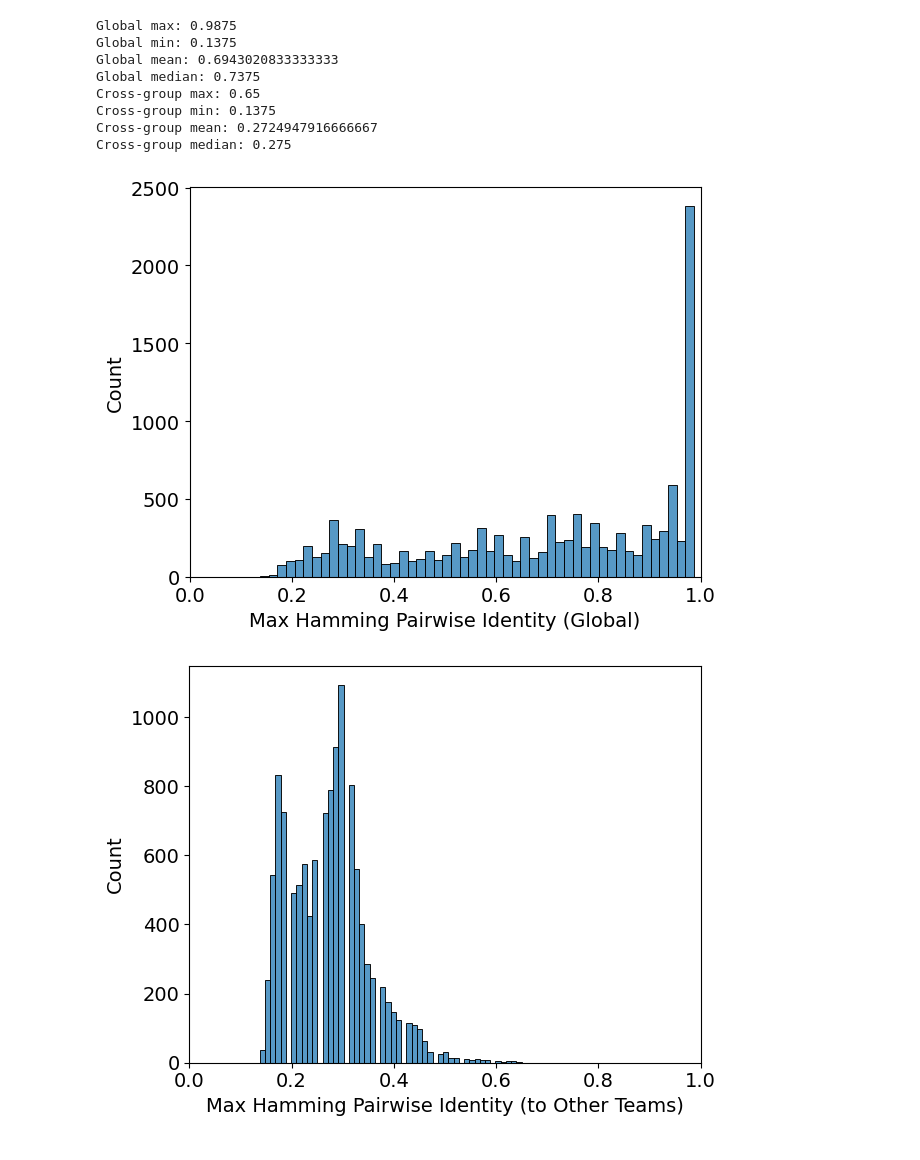
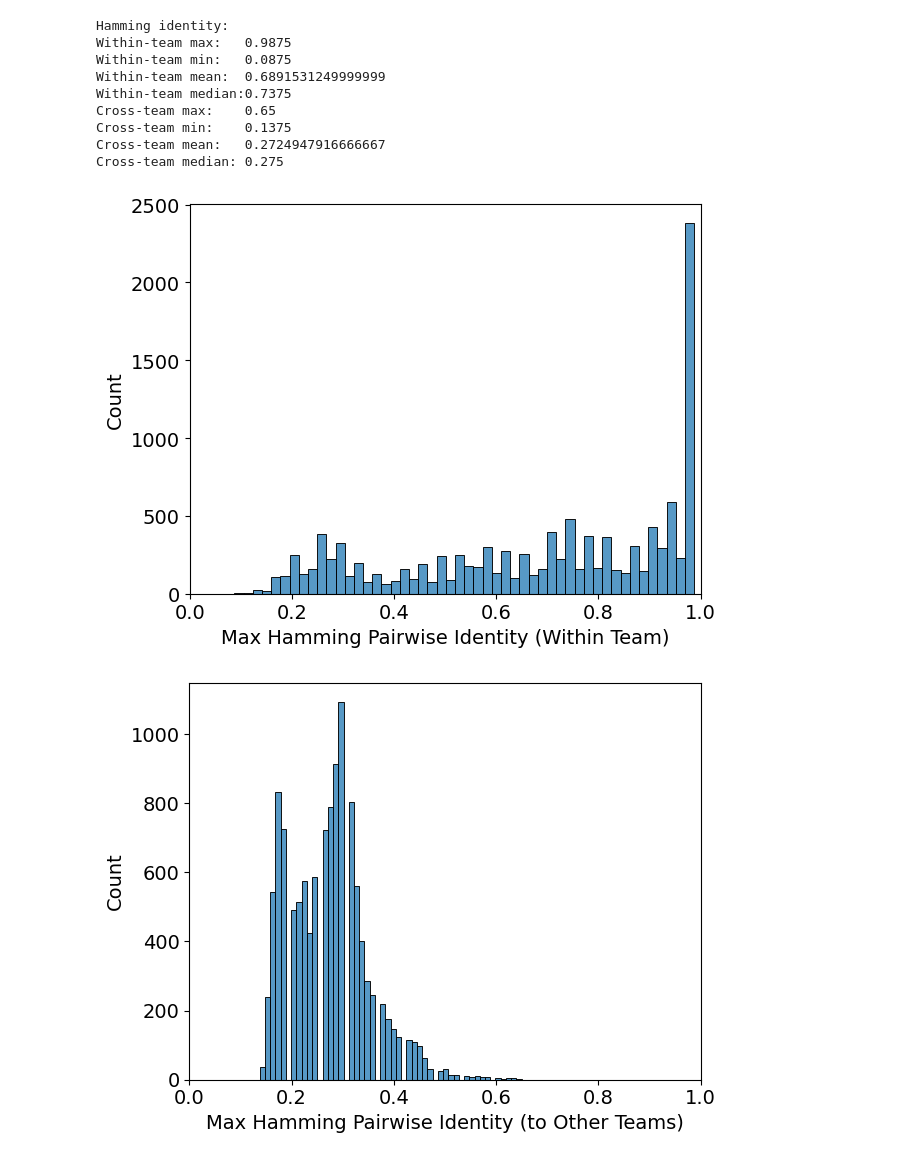
Before and after one commit to kosonocky/bits-to-binders, a Jupyter notebook: scripts/mmseqs_pident.ipynb, the cells around one changed output. Saved outputs shown, nothing was run; the diff lists cells and outputs as text; code cells hidden in the pictures.

Commit message:
within team instead of global; plots

```diff
--- a/scripts/mmseqs_pident.ipynb
+++ b/scripts/mmseqs_pident.ipynb
@@ -1,14 +1,14 @@
 # %%
 import pandas as pd
+import numpy as np
+import matplotlib.pyplot as plt
+import seaborn as sns
 
-df = pd.read_csv('../data/master_data_12k.csv', usecols=["global_id", "team", "sequence"])
 
-# make fasta file like
-# >seq_id|team
-# SEQUENCE
+df = pd.read_csv('../data/good/master_data_12k.csv', usecols=["global_id", "team", "sequence"])
 
 df["team"] = df["team"].apply(lambda x: x.replace(" ", "_"))
-with open('../data/12k_binders_teams.fa', 'w') as f:
+with open('../data/good/12k_binders_teams.fa', 'w') as f:
     for _, row in df.iterrows():
         f.write(f">{row['global_id']}|{row['team']}\n{row['sequence']}\n")
 # %%
@@ -46,49 +44,46 @@ df["max_ident_cross"] = max_ident_cross
 # %%
-# plot max ident as two separate plots, no sub plots, save separately
-import matplotlib.pyplot as plt
-import seaborn as sns
+# Histograms
 plt.figure()
-sns.histplot(df["max_ident_global"], bins=50)
-plt.xlabel("Max Hamming Pairwise Identity (Global)", fontsize=14)
+sns.histplot(df["max_ident_within_team"], bins=50)
+plt.xlabel("Max Hamming Pairwise Identity (Within Team)", fontsize=14)
 plt.ylabel("Count", fontsize=14)
 plt.xticks(fontsize=14)
 plt.yticks(fontsize=14)
-plt.xlim(0,1)
+plt.xlim(0, 1)
 plt.tight_layout()
-plt.savefig('../results/pident/max_str_ident_global_histogram.png', dpi=300)
-
+plt.savefig('../results/pident/max_str_ident_within_team_histogram.png', dpi=300)
 
 plt.figure()
-sns.histplot(df["max_ident_cross"], bins=50)
+sns.histplot(df["max_ident_cross_team"], bins=50)
 plt.xlabel("Max Hamming Pairwise Identity (to Other Teams)", fontsize=14)
 plt.ylabel("Count", fontsize=14)
 plt.xticks(fontsize=14)
 plt.yticks(fontsize=14)
-plt.xlim(0,1)
+plt.xlim(0, 1)
 plt.tight_layout()
-plt.savefig('../results/pident/max_str_ident_cross_histogram.png', dpi=300)
+plt.savefig('../results/pident/max_str_ident_cross_team_histogram.png', dpi=300)
 
-# print min/max/mean/median from each
-print(f"Global max: {df['max_ident_global'].max()}")
-print(f"Global min: {df['max_ident_global'].min()}")
-print(f"Global mean: {df['max_ident_global'].mean()}")
-print(f"Global median: {df['max_ident_global'].median()}")
+# Summary stats
+print("Hamming identity:")
+print(f"Within-team max:   {df['max_ident_within_team'].max()}")
+print(f"Within-team min:   {df['max_ident_within_team'].min()}")
+print(f"Within-team mean:  {df['max_ident_within_team'].mean()}")
+print(f"Within-team median:{df['max_ident_within_team'].median()}")
 
-print(f"Cross-group max: {df['max_ident_cross'].max()}")
-print(f"Cross-group min: {df['max_ident_cross'].min()}")
-print(f"Cross-group mean: {df['max_ident_cross'].mean()}")
-print(f"Cross-group median: {df['max_ident_cross'].median()}")
-
-# df.to_csv("../data/pident_str.csv", index=False)
+print(f"Cross-team max:    {df['max_ident_cross_team'].max()}")
+print(f"Cross-team min:    {df['max_ident_cross_team'].min()}")
+print(f"Cross-team mean:   {df['max_ident_cross_team'].mean()}")
+print(f"Cross-team median: {df['max_ident_cross_team'].median()}")
 # %% [output]
-Global max: 0.9875
-Global min: 0.1375
-Global mean: 0.6943020833333333
-Global median: 0.7375
-Cross-group max: 0.65
-Cross-group min: 0.1375
-Cross-group mean: 0.2724947916666667
-Cross-group median: 0.275
+Hamming identity:
+Within-team max:   0.9875
+Within-team min:   0.0875
+Within-team mean:  0.6891531249999999
+Within-team median:0.7375
+Cross-team max:    0.65
+Cross-team min:    0.1375
+Cross-team mean:   0.2724947916666667
+Cross-team median: 0.275
-[figure, old version]
+[figure, new version]
 [figure]
 # %%
```
Also changed, not shown: parts of 6 cells of this notebook.
